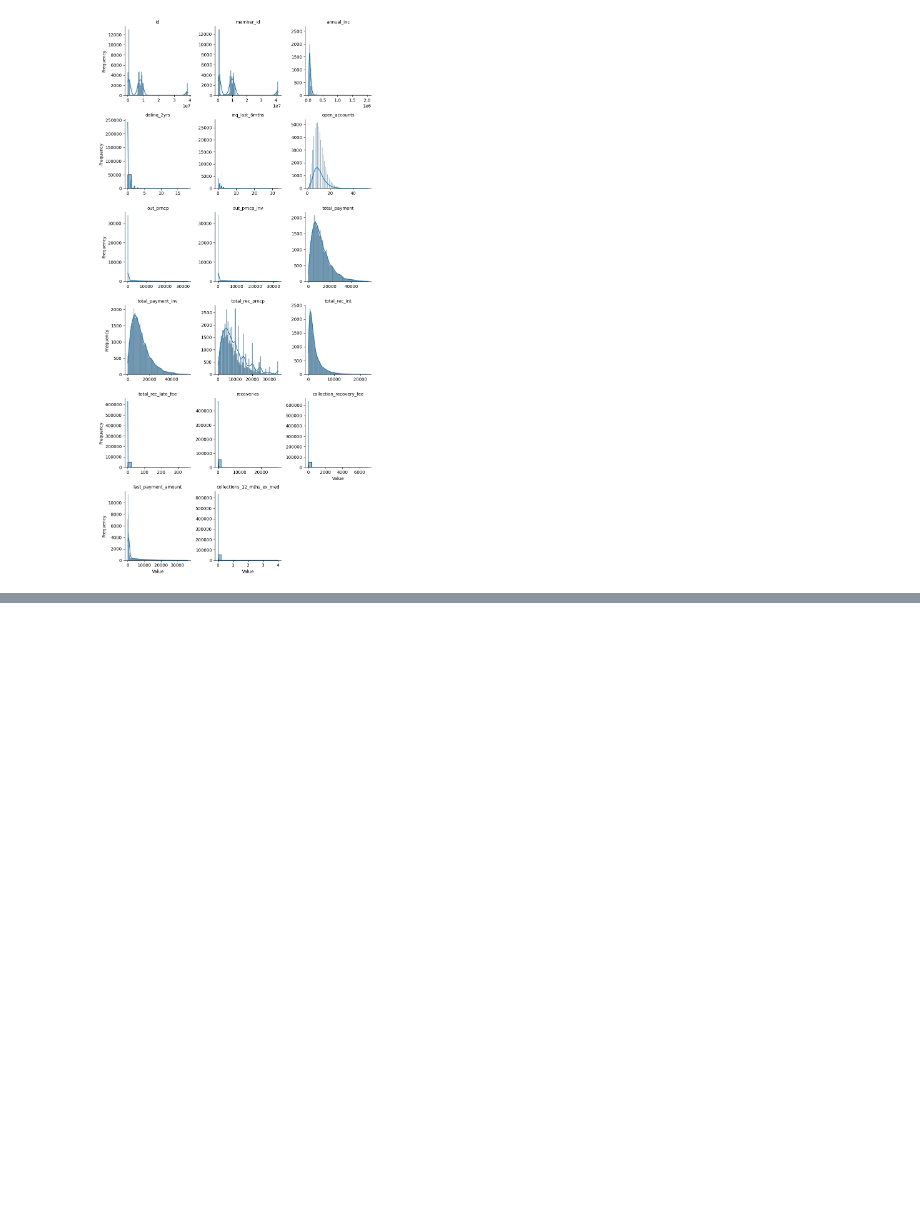
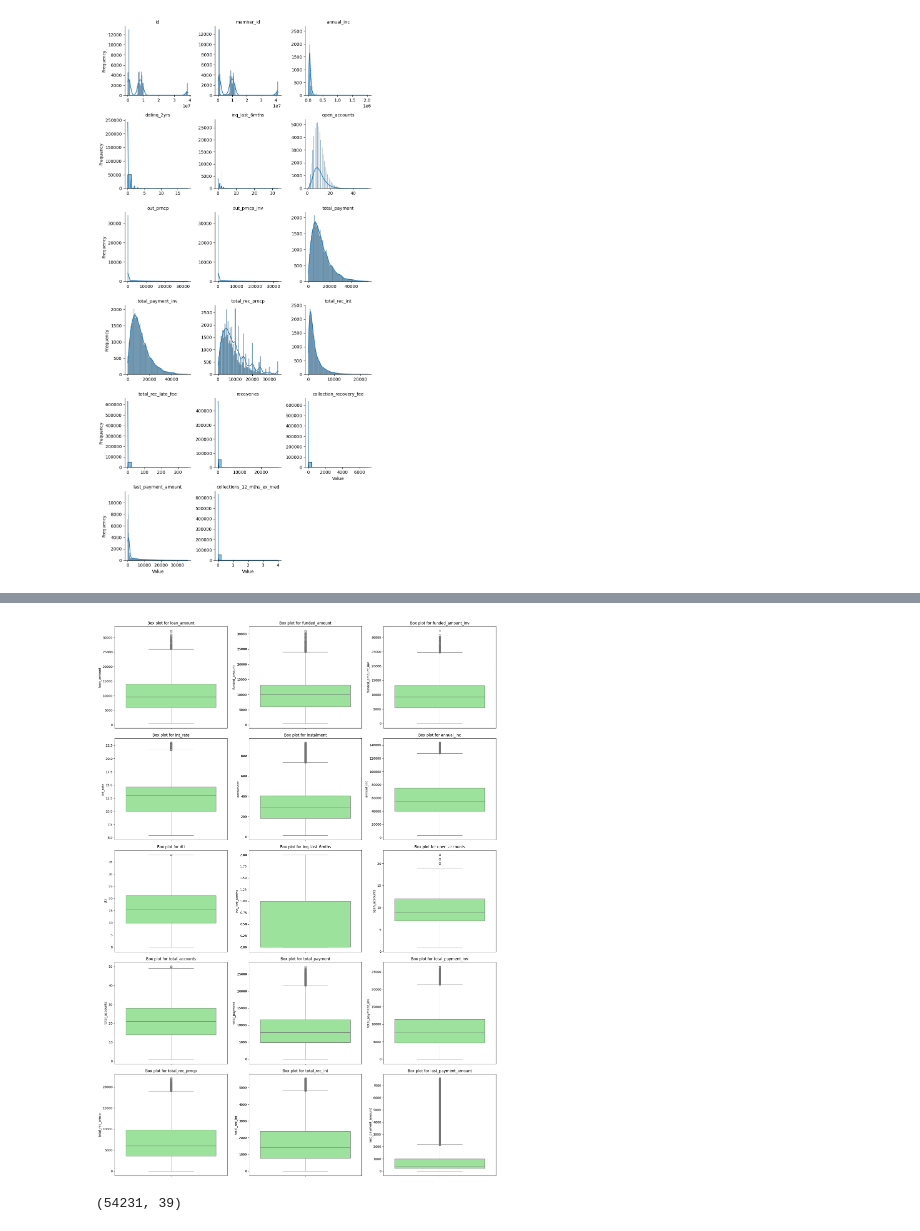
Before and after one commit to SteenMaxwell/exploratory-data-analysis---customer-loans-in-finance681, a Jupyter notebook: EDA_workflow.ipynb, the cells around one changed output, grey strips where cells are left out. Cells and saved outputs as stored; diff of their text form; code cells hidden in the pictures; blank space fills up the shorter version.

```diff
--- a/EDA_workflow.ipynb
+++ b/EDA_workflow.ipynb
@@ -206,0 +205,4 @@ vis_analysis.view_outliers(columns_to_check, cols=3)
+# %%
+outliers = DataFrameTransform(analysis_df)
+# %%
+outliers_df = outliers.remove_outliers(columns=columns_with_outliers, threshold=1.5)
@@ -206,0 +213,10 @@ vis_analysis.view_outliers(columns_to_check, cols=3)
+# %%
+new_vis_analysis = Plotter(outliers_df)
+# %%
+new_vis_analysis.view_outliers(columns=columns_with_outliers, cols=3)
+# %% [output]
+[figure, added]
+# %%
+analysis_df.shape
+# %% [output]
+(54231, 39)
```
Also changed, not shown: parts of 23 cells of this notebook.
